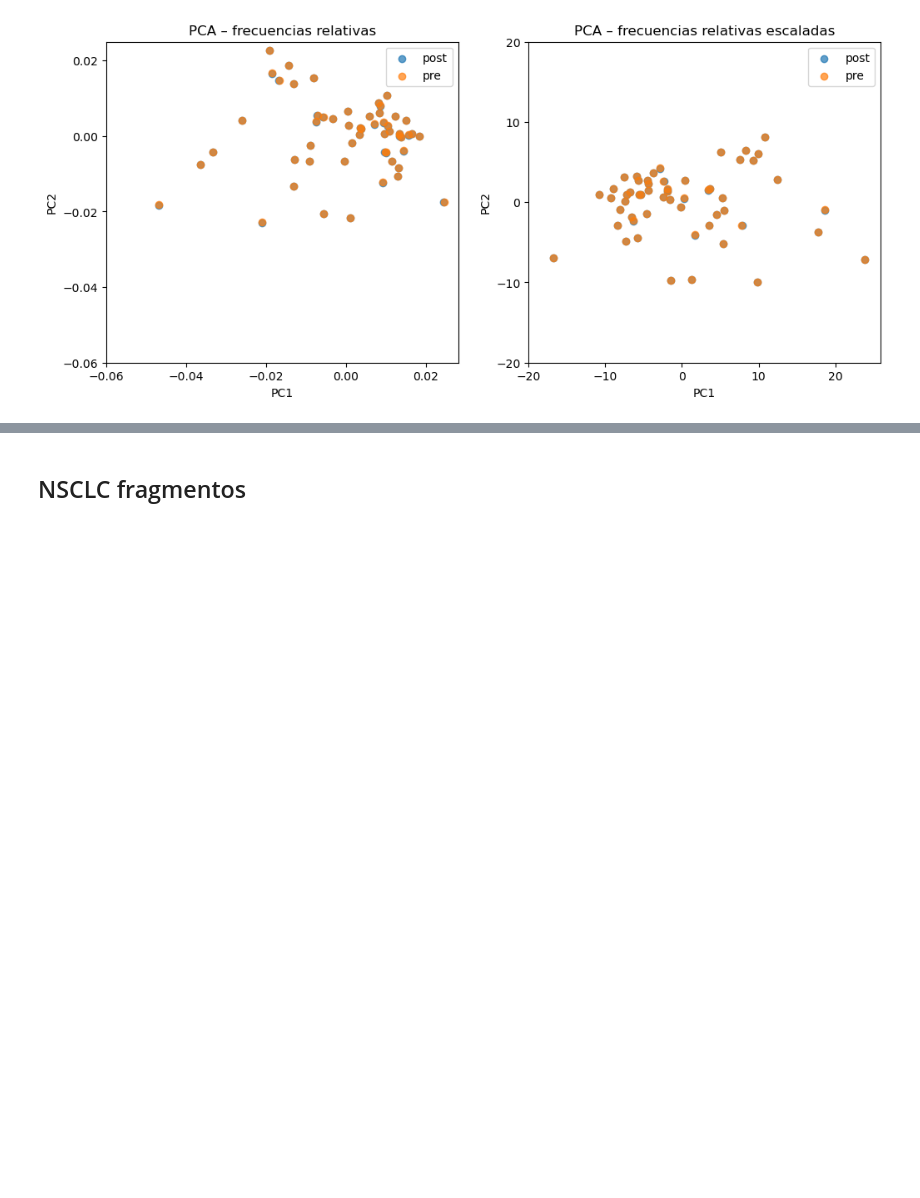
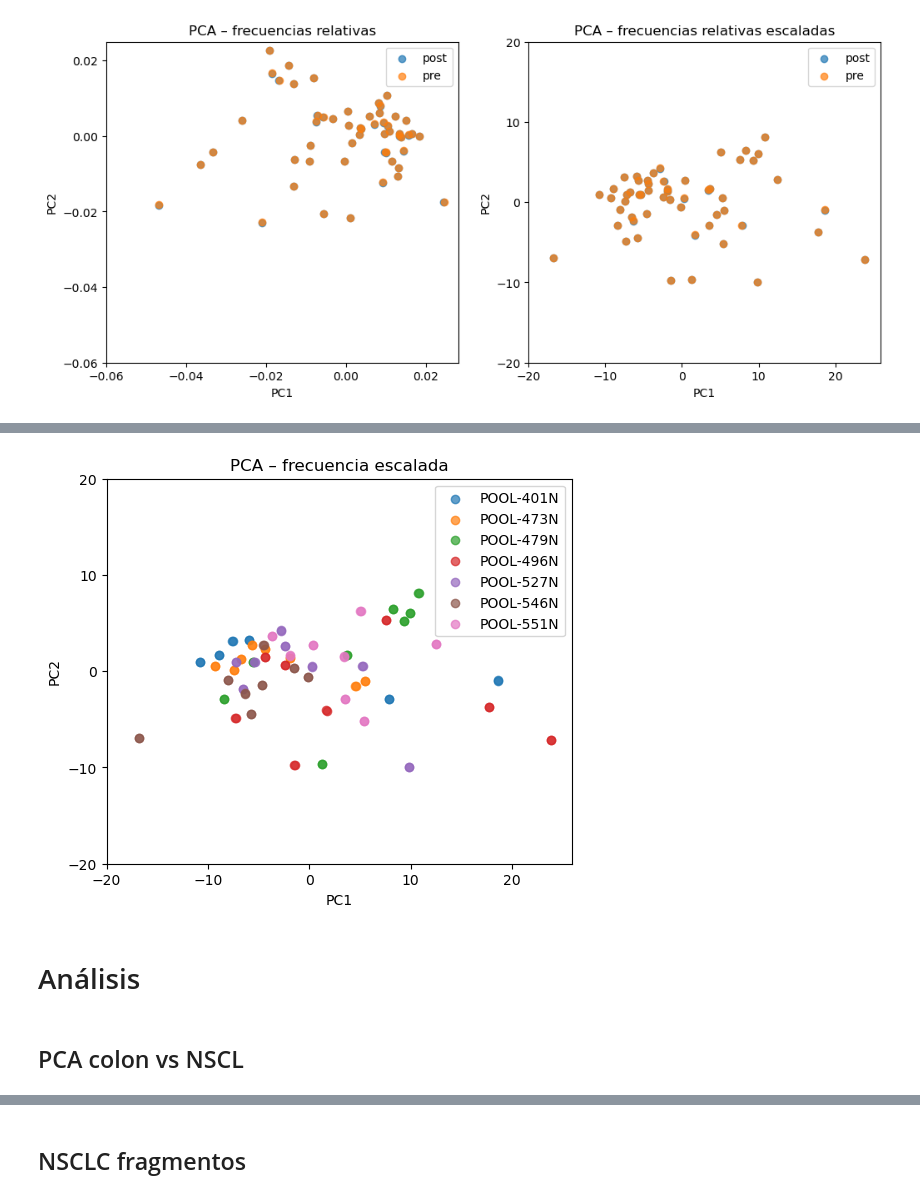
Before and after one commit to sara-suarez93/bcltofrag, a Jupyter notebook: notebook_analysis_fragmentomics.ipynb, the cells around one changed output, grey strips where cells are left out. Drawn from its saved outputs; the diff is of its cells as text; code cells hidden in the pictures; blank space fills up the shorter version.

Commit message:
comparacion tumores fragmentos

```diff
--- a/notebook_analysis_fragmentomics.ipynb
+++ b/notebook_analysis_fragmentomics.ipynb
@@ -636,0 +644,19 @@ axes[1].legend()
+# %%
+# lookup: muestra para cada pool
+sample_to_pool = {
+    # muestra ahora es key
+    sample: pool
+    # muestras es la lista
+    for pool, samples in dic_pool_muestras.items()
+    # para cada muestra de la lista - key value
+    for sample in samples
+}
+
+#print(sample_to_pool)
+# %%
+df_fraglen['pool'] = df_fraglen['sample'].str.split("_").str[0].map(sample_to_pool)
+
+print(df_fraglen.head())
+
+# all ok! - no NA
+df_fraglen["pool"].isna().any()
@@ -636,0 +671,37 @@ axes[1].legend()
+# %%
+mat_fraglen = (
+    df_fraglen
+    .pivot_table(
+        index=["sample", "qc", "pool"],
+        columns="min",        # fragment length
+        values="scaled_freq",
+        fill_value=0)
+)
+pca = PCA(n_components=2)
+pcs = pca.fit_transform(mat_fraglen)
+
+df_pca = (
+    pd.DataFrame(pcs, columns=["PC1", "PC2"], index=mat_fraglen.index)
+    .reset_index()
+)
+
+# plot
+fig, ax = plt.subplots(figsize=(6, 5))
+
+for pool, g in df_pca.groupby("pool"):
+    ax.scatter(g.PC1, g.PC2, label=pool, alpha=0.7)
+
+ax.set_xlabel("PC1")
+ax.set_ylabel("PC2")
+ax.set_xticks(np.arange(-20, 30, 10))
+ax.set_yticks(np.arange(-20, 30, 10))
+ax.set_title("PCA – frecuencia escalada")
+ax.legend()
+
+plt.show()
+# %% [output]
+[figure, added]
+# %% [markdown]
+# Análisis
+# %% [markdown]
+## PCA colon vs NSCL
```
Also changed, not shown: parts of 18 cells of this notebook, 4 other files.
